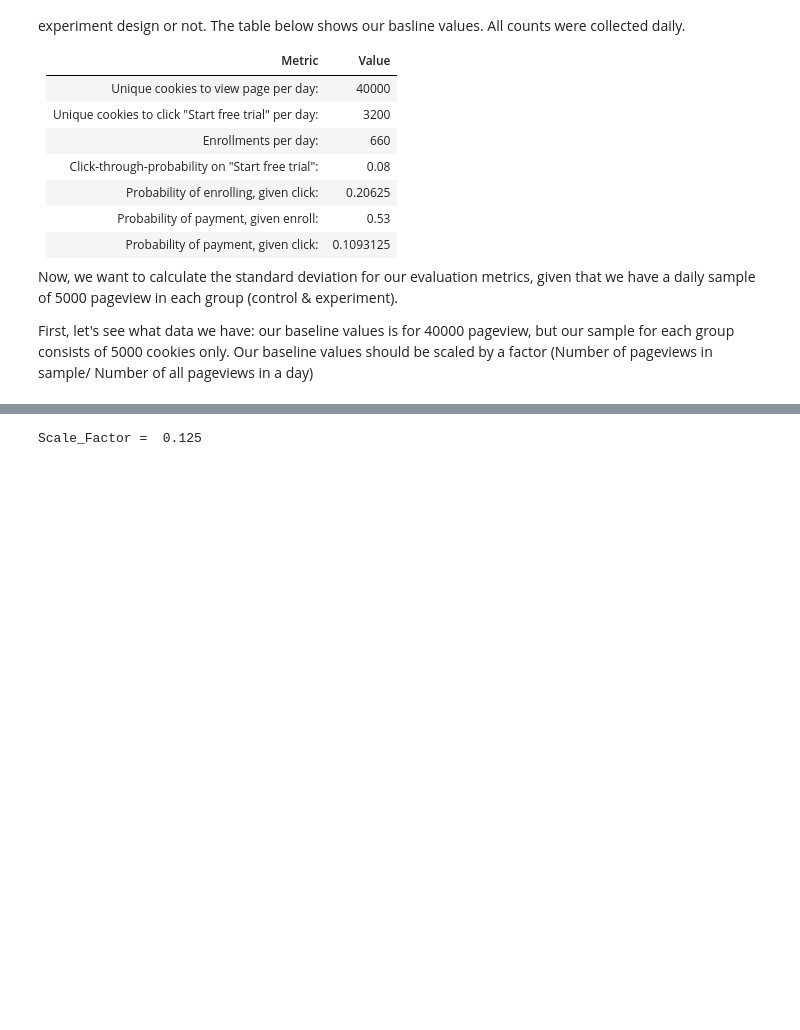
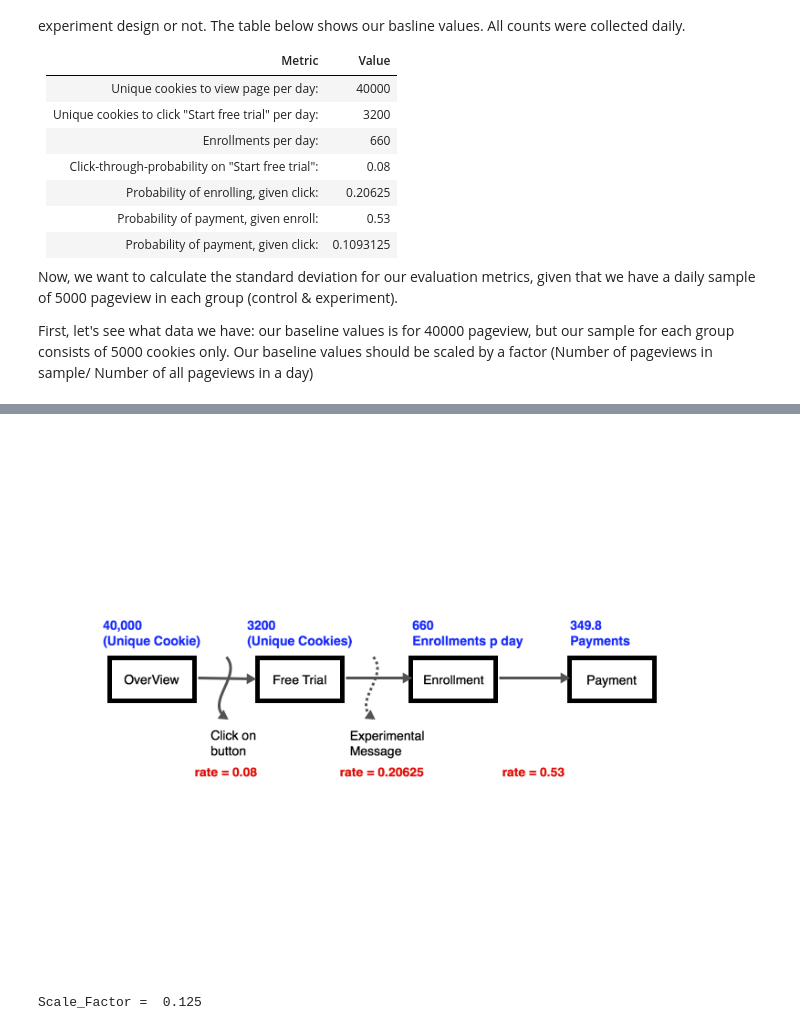
Before and after one commit to bgg11117/Udacity_ABTesing, a Jupyter notebook: Final Project.ipynb, the cells around one changed output, grey strips where cells are left out. Drawn from its saved outputs; the diff is of its cells as text; code cells hidden in the pictures; blank space fills up the shorter version.

```diff
--- a/Final Project.ipynb
+++ b/Final Project.ipynb
@@ -68,3 +65,8 @@ Image(url= "embedded-picture", width=800, height=800)
+# %%
+PATH = "/Users/bgg/Downloads/"
+Image(filename = PATH + "flow_chart.jpeg", width=800, height=800)
+# %% [output]
+[figure, added]
 # %%
 # df_basevals = pd.read_csv("data/Baseline_Values.csv", index_col=False,\
 #                           header =   None, names = ['Metric','Value'])
```
Also changed, not shown: parts of 2 cells of this notebook, 1 other file.
